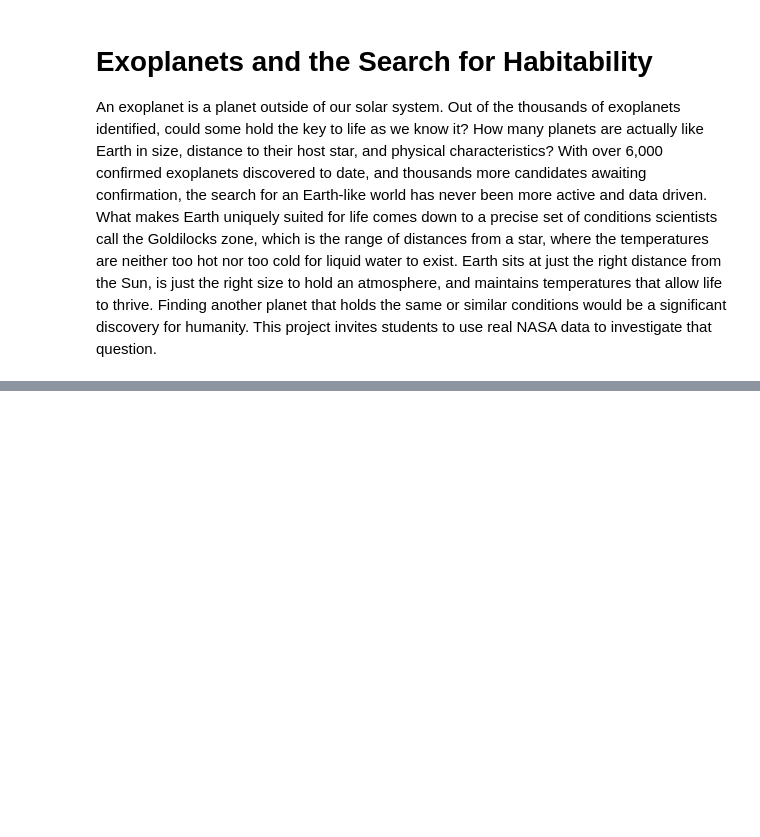
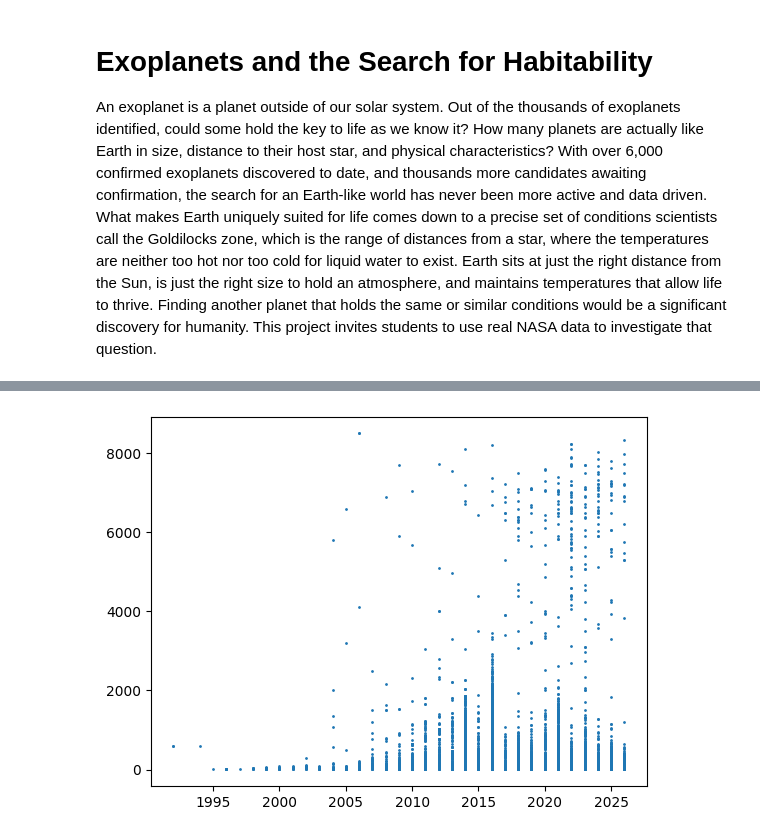
Before and after one commit to k-loaeza/dsrp, a Jupyter notebook: projectkloaeza.ipynb, the cells around one changed output, grey strips where cells are left out. Saved outputs shown, nothing was run; the diff lists cells and outputs as text; code cells hidden in the pictures; blank space fills up the shorter version.

```diff
--- a/projectkloaeza.ipynb
+++ b/projectkloaeza.ipynb
@@ -28,3 +29,8 @@ Requirement already satisfied: six>=1.5 in /usr/local/lib/python3.12/dist-packag
 # Exoplanets and the Search for Habitability
 
 An exoplanet is a planet outside of our solar system. Out of the thousands of exoplanets identified, could some hold the key to life as we know it? How many planets are actually like Earth in size, distance to their host star, and physical characteristics? With over 6,000 confirmed exoplanets discovered to date, and thousands more candidates awaiting confirmation, the search for an Earth-like world has never been more active and data driven. What makes Earth uniquely suited for life comes down to a precise set of conditions scientists call the Goldilocks zone, which is the range of distances from a star, where the temperatures are neither too hot nor too cold for liquid water to exist. Earth sits at just the right distance from the Sun, is just the right size to hold an atmosphere, and maintains temperatures that allow life to thrive. Finding another planet that holds the same or similar conditions would be a significant discovery for humanity. This project invites students to use real NASA data to investigate that question.
+# %%
+url = 'https://raw.githubusercontent.com/frontiertechinstitute/datasets/refs/heads/main/NASA%20Exoplanet%20Data/nasa_exoplanets.csv'
+
+data = pd.read_csv(url)
+data.head()
@@ -30,0 +93,12 @@ An exoplanet is a planet outside of our solar system. Out of the thousands of ex
+# %%
+# Standardizing column names
+data.columns = ['pl_name', 'host_name', 'pl_rade', 'pl_masse', 'pl_orbper', 'pl_orbsmax',
+       'pl_eqt', 'st_teff', 'st_rad', 'st_mass', 'disc_method',
+       'disc_year', 'sy_dist']
+data.head()
+data[data['disc_year'].isnull()]
+data['pl_name'].tail(10)
+# Dropping rows with null values in disc year, sy dist, st mass,
+dataD = data.dropna(subset=['disc_year', 'sy_dist', 'st_mass', 'pl_rade'])
+data.info()
+dataD.info()
@@ -30,0 +132,8 @@ An exoplanet is a planet outside of our solar system. Out of the thousands of ex
+# %%
+x = data['disc_year']
+y = data['sy_dist']
+
+plt.scatter(x, y, s=1)
+plt.show()
+# %% [output]
+[figure, added]
```
Also changed, not shown: parts of 6 cells of this notebook.
